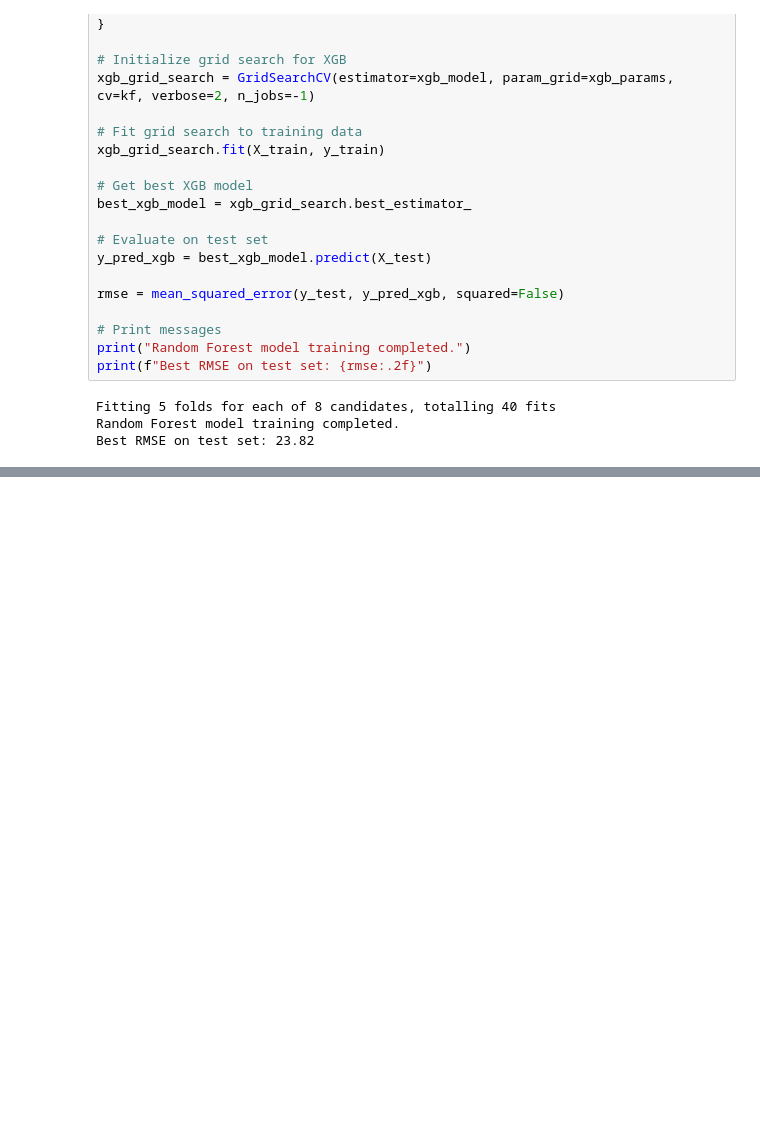
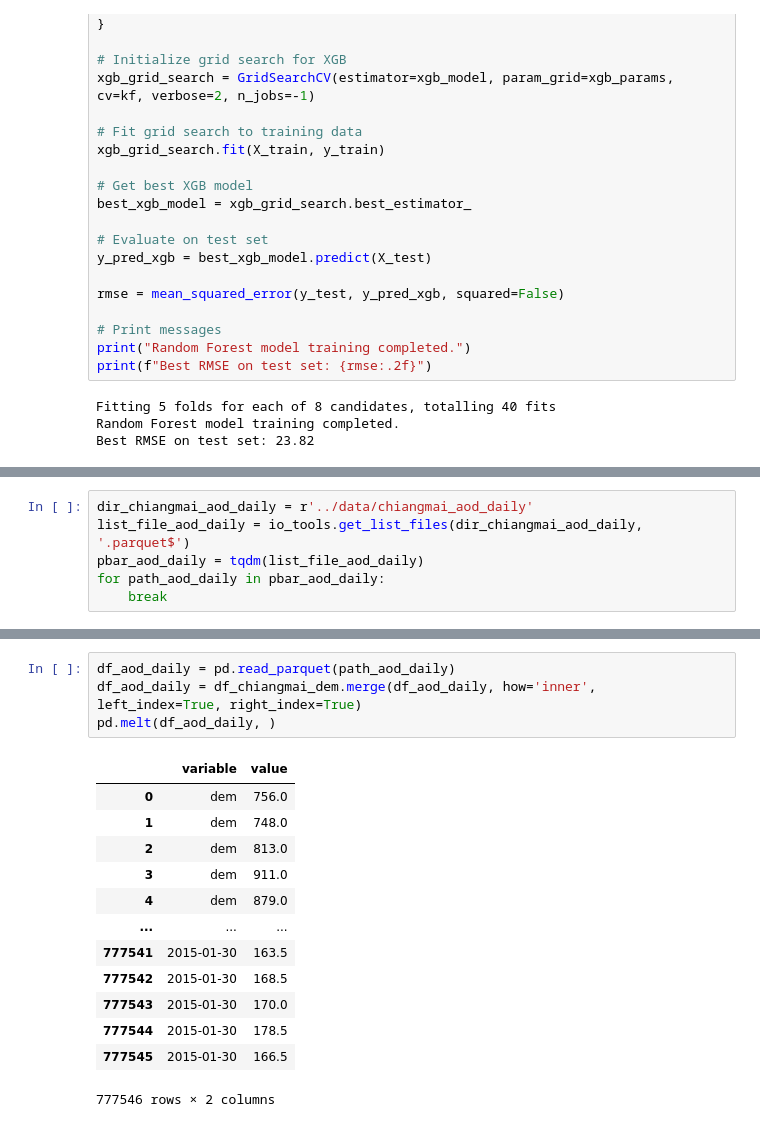
Before and after one commit to surasakcho/pier-blog, a Jupyter notebook: 2024-04-10 Thailand PM25 - Satellite data/integrate/modeling.ipynb, the cells around one changed output, grey strips where cells are left out. Saved outputs shown, nothing was run; the diff lists cells and outputs as text; blank space fills up the shorter version.

```diff
--- a/2024-04-10 Thailand PM25 - Satellite data/integrate/modeling.ipynb
+++ b/2024-04-10 Thailand PM25 - Satellite data/integrate/modeling.ipynb
@@ -252,0 +331,6 @@ Best RMSE on test set: 23.82
+# %%
+dir_chiangmai_aod_daily = r'../data/chiangmai_aod_daily'
+list_file_aod_daily = io_tools.get_list_files(dir_chiangmai_aod_daily, '.parquet$')
+pbar_aod_daily = tqdm(list_file_aod_daily)
+for path_aod_daily in pbar_aod_daily:
+    break
@@ -252,0 +355,18 @@ Best RMSE on test set: 23.82
+# %%
+df_aod_daily = pd.read_parquet(path_aod_daily)
+df_aod_daily = df_chiangmai_dem.merge(df_aod_daily, how='inner', left_index=True, right_index=True)
+pd.melt(df_aod_daily, )
+# %% [output]
+|  | variable | value |
+| 0 | dem | 756.0 |
+| 1 | dem | 748.0 |
+| 2 | dem | 813.0 |
+| 3 | dem | 911.0 |
+| 4 | dem | 879.0 |
+| ... | ... | ... |
+| 777541 | 2015-01-30 | 163.5 |
+| 777542 | 2015-01-30 | 168.5 |
+| 777543 | 2015-01-30 | 170.0 |
+| 777544 | 2015-01-30 | 178.5 |
+| 777545 | 2015-01-30 | 166.5 |
+777546 rows × 2 columns
```
Also changed, not shown: parts of 17 cells of this notebook, 2 other files.
